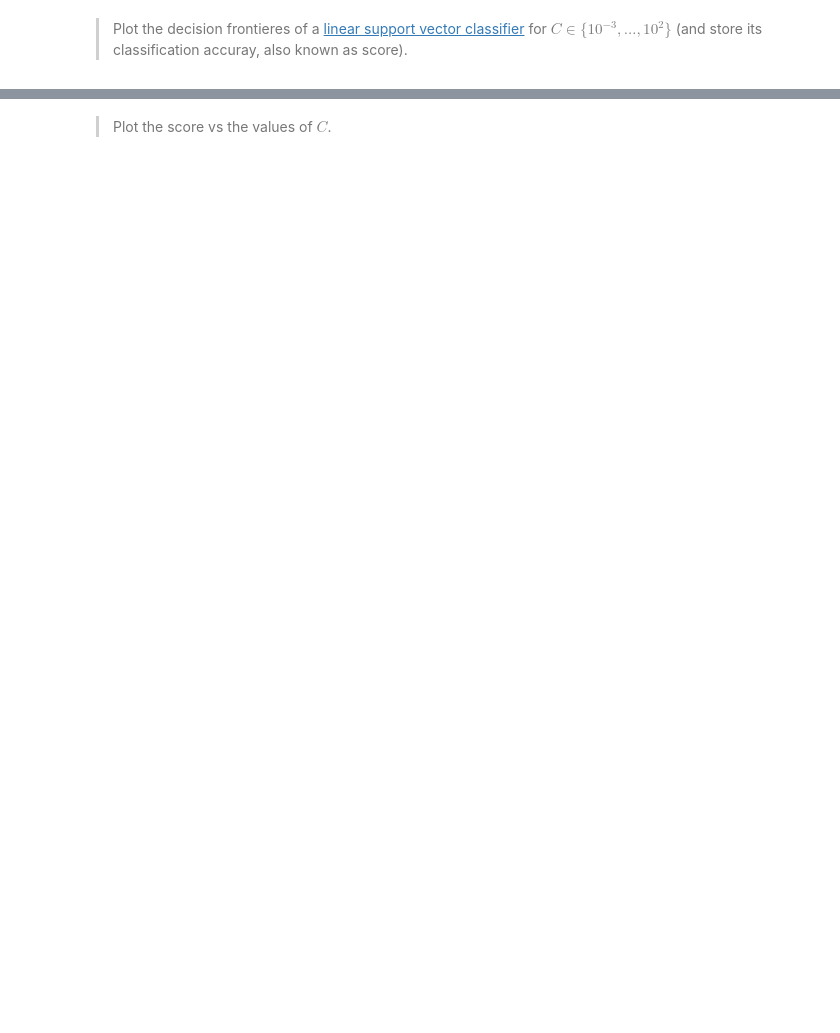
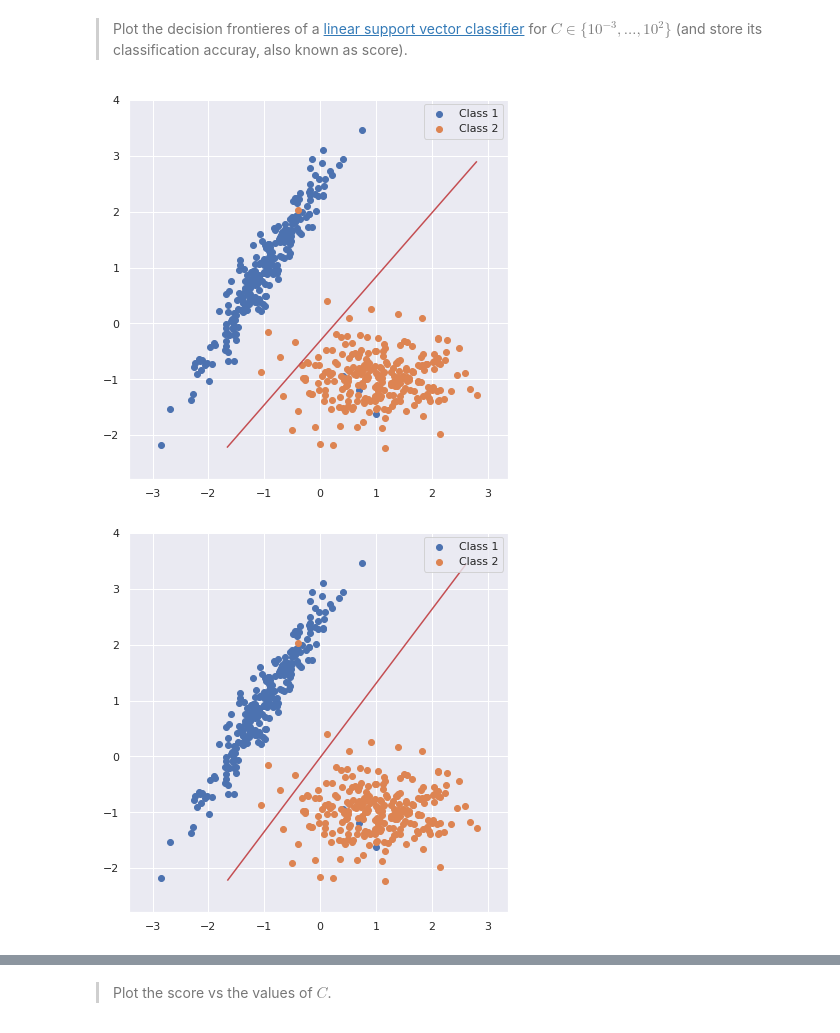
Before and after one commit to YunfeiZHAO/m2a_sorbonne, a Jupyter notebook: TP/IAS/TP02/2-SVM_student.ipynb, the cells around one changed output, grey strips where cells are left out. Saved outputs shown, nothing was run; the diff lists cells and outputs as text; code cells hidden in the pictures; blank space fills up the shorter version.

```diff
--- a/TP/IAS/TP02/2-SVM_student.ipynb
+++ b/TP/IAS/TP02/2-SVM_student.ipynb
@@ -92,0 +107,15 @@ plotXY(X, y)
+# %%
+# Answer
+from sklearn.svm import SVC
+
+C_values = np.logspace(-3, 2, num=11)
+clf = SVC(kernel="linear")
+accuracy = np.zeros_like(C_values)
+for i, C in enumerate(C_values):
+    clf.set_params(C=C)
+    clf.fit(X, y)
+    accuracy[i] = clf.score(X, y)
+    plot_frontiere(clf, X, y)
+# %% [output]
+[figure, added]
+[figure, added]
```
Also changed, not shown: parts of 18 cells of this notebook, 2 other files.
